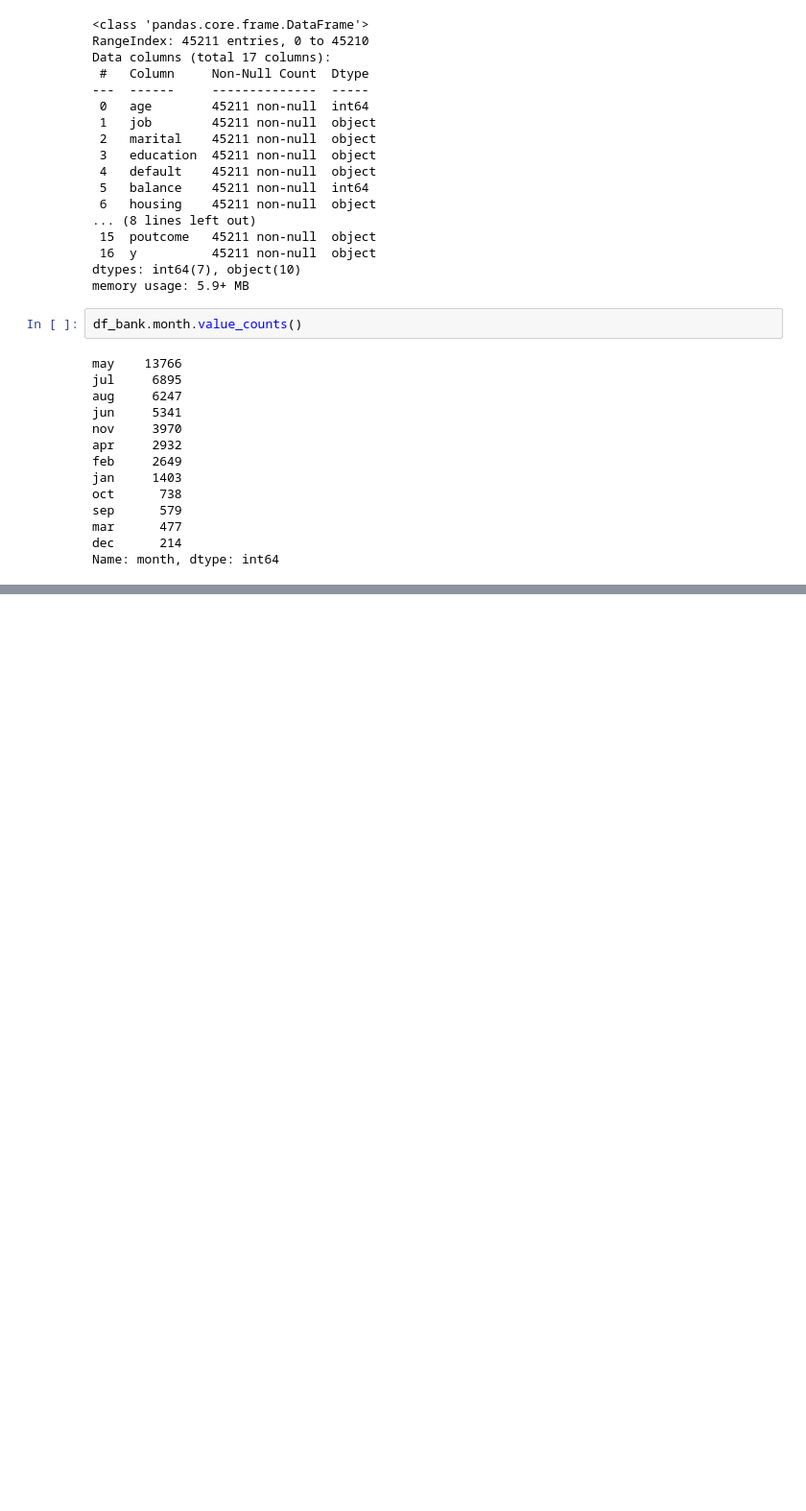
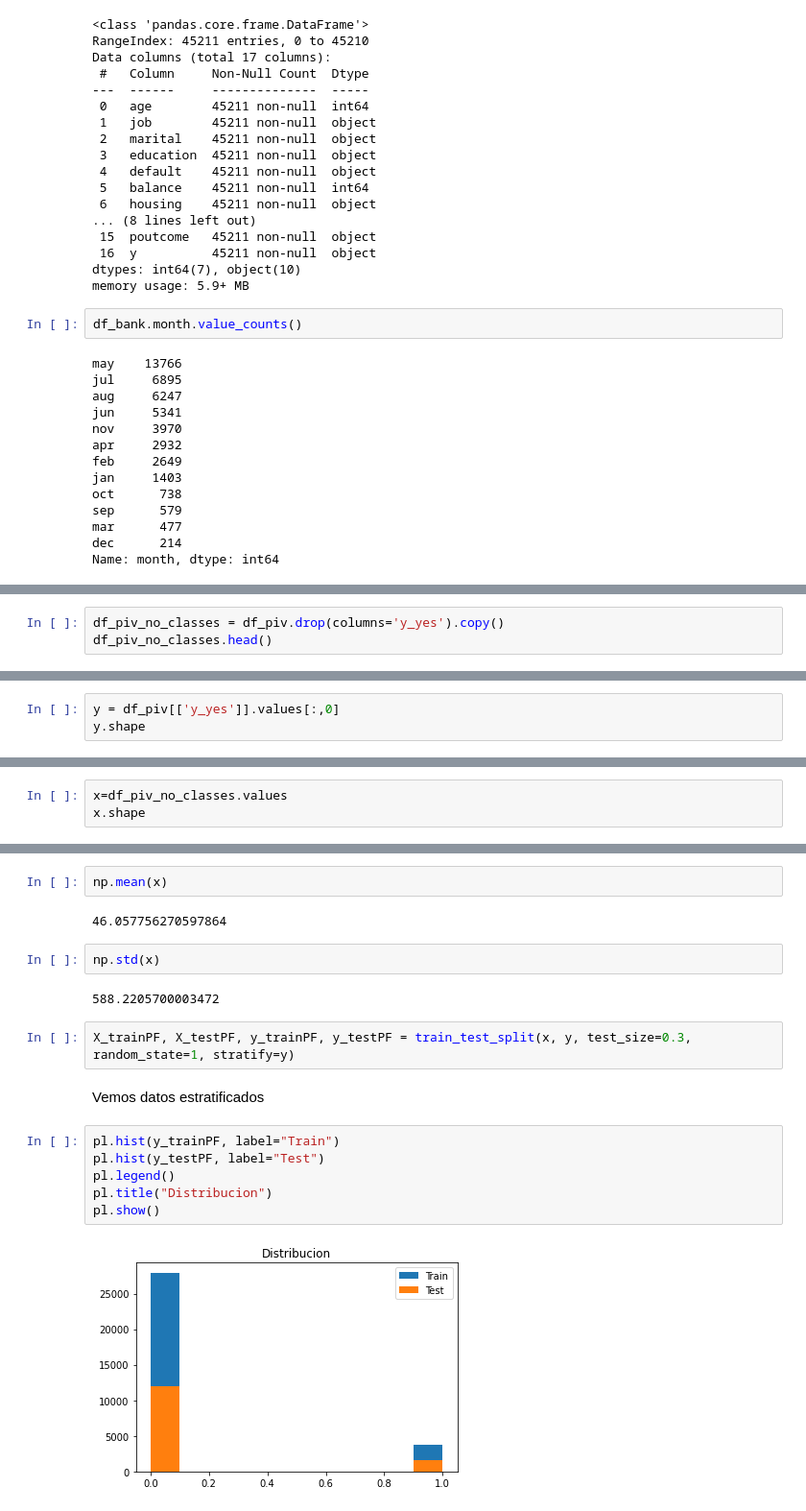
Before and after one commit to leonardo-91/sistemas-inteligentes, a Jupyter notebook: Proyecto_Final_Sistemas_Inteligentes.ipynb, the cells around one changed output, grey strips where cells are left out. Shown: that part at 96% size. Saved outputs shown, nothing was run; the diff lists cells and outputs as text; blank space fills up the shorter version.

Commit message:
Balanceo de datos y red neuronal

```diff
--- a/Proyecto_Final_Sistemas_Inteligentes.ipynb
+++ b/Proyecto_Final_Sistemas_Inteligentes.ipynb
@@ -112,0 +493,3 @@ Name: month, dtype: int64
+# %%
+df_piv_no_classes = df_piv.drop(columns='y_yes').copy()
+df_piv_no_classes.head()
@@ -112,0 +525,3 @@ Name: month, dtype: int64
+# %%
+y = df_piv[['y_yes']].values[:,0]
+y.shape
@@ -112,0 +534,3 @@ Name: month, dtype: int64
+# %%
+x=df_piv_no_classes.values
+x.shape
@@ -112,0 +571,20 @@ Name: month, dtype: int64
+# %%
+np.mean(x)
+# %% [output]
+46.057756270597864
+# %%
+np.std(x)
+# %% [output]
+588.2205700003472
+# %%
+X_trainPF, X_testPF, y_trainPF, y_testPF = train_test_split(x, y, test_size=0.3, random_state=1, stratify=y)
+# %% [markdown]
+Vemos datos estratificados
+# %%
+pl.hist(y_trainPF, label="Train")
+pl.hist(y_testPF, label="Test")
+pl.legend()
+pl.title("Distribucion")
+pl.show()
+# %% [output]
+[figure, added]
```
Also changed, not shown: parts of 76 cells of this notebook.
